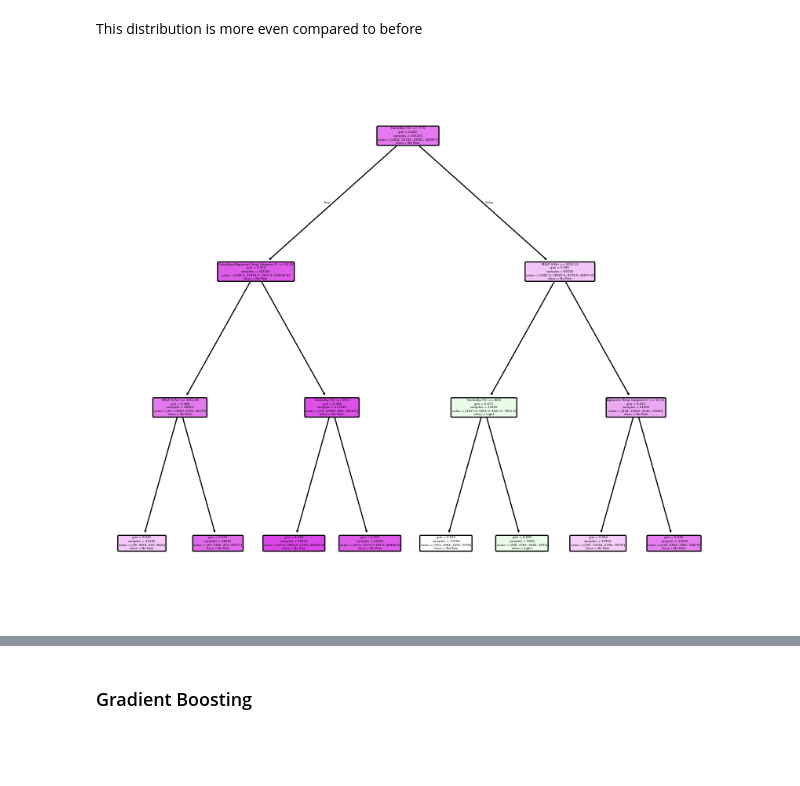
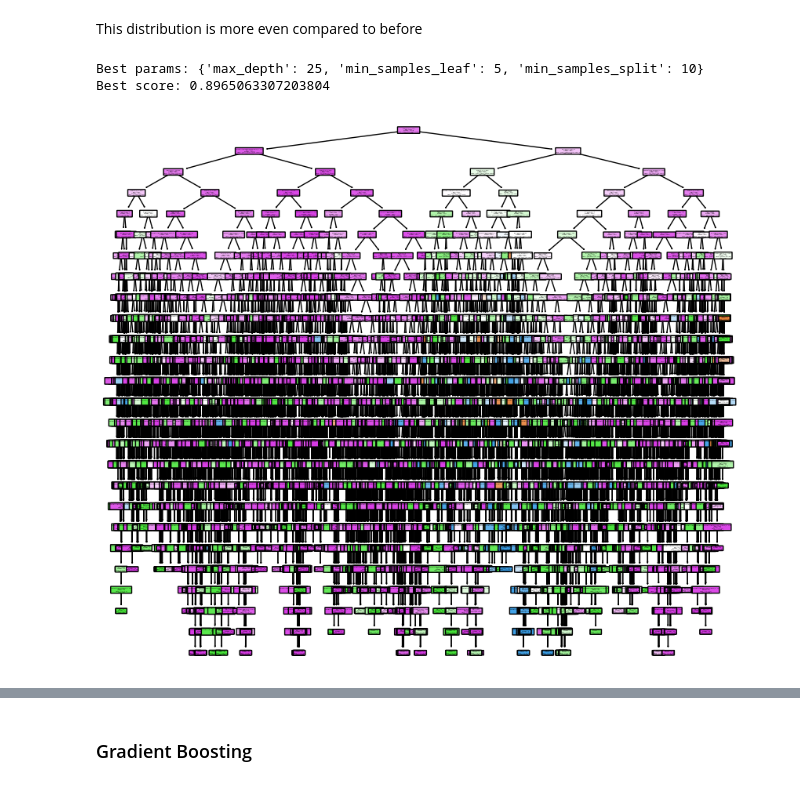
Before and after one commit to Zewen-Zhao/ADS2001_GroupMC3, a Jupyter notebook: Modelling/modelling_jiehni.ipynb, the cells around one changed output, grey strips where cells are left out. Drawn from its saved outputs; the diff is of its cells as text; code cells hidden in the pictures; blank space fills up the shorter version.

```diff
--- a/Modelling/modelling_jiehni.ipynb
+++ b/Modelling/modelling_jiehni.ipynb
@@ -49,3 +49,22 @@ Medium      25153
 Heavy        7591
 Extreme         4
 Name: count, dtype: int64
+# %%
+param_grid = {
+    'max_depth': [5, 10, 15, 20, 25],
+    'min_samples_split': [10, 20, 50, 100],
+    'min_samples_leaf': [5, 10, 20, 50]
+}
+
+grid = GridSearchCV(
+    DecisionTreeClassifier(random_state=42),
+    param_grid,
+    cv=5,
+    scoring='f1_weighted',  # use 'f1' if binary
+    n_jobs=-1
+)
+
+grid.fit(X_train, y_train)
+
+print("Best params:", grid.best_params_)
+print("Best score:", grid.best_score_)
@@ -143,26 +176,43 @@ Heavy        2430
 Name: count, dtype: int64
 # %% [markdown]
 This distribution is more even compared to before
+# %%
+grid = GridSearchCV(
+    DecisionTreeClassifier(random_state=42),
+    param_grid,
+    cv=5,
+    scoring='f1_weighted',  # use 'f1' if binary
+    n_jobs=-1
+)
+
+grid.fit(X_train, y_train)
+
+print("Best params:", grid.best_params_)
+print("Best score:", grid.best_score_)
+# %% [output]
+Best params: {'max_depth': 25, 'min_samples_leaf': 5, 'min_samples_split': 10}
+Best score: 0.8965063307203804
 # %%
-data_dtc = DecisionTreeClassifier(
+data_dtc2 = DecisionTreeClassifier(
     random_state = 42,
     min_samples_split=10,
-    max_depth=3)
+    min_samples_leaf=5,
+    max_depth=25)
 
-data_dtc = data_dtc.fit(X_train, y_train)
+data_dtc2 = data_dtc2.fit(X_train, y_train)
 
 fig, ax = plt.subplots(figsize=(10, 9))
 plot_tree(
-    data_dtc,
+    data_dtc2,
     filled=True,
     rounded=True,
-    class_names=data_dtc.classes_,
+    class_names=data_dtc2.classes_,
     feature_names=X.columns,
     ax=ax
 )
 plt.show()
 # %% [output]
-[figure, old version]
+[figure, new version]
 # %%
 Y_pred = data_dtc.predict(X_test)
 cm = confusion_matrix(y_test, Y_pred)
```
Also changed, not shown: parts of 27 cells of this notebook.
